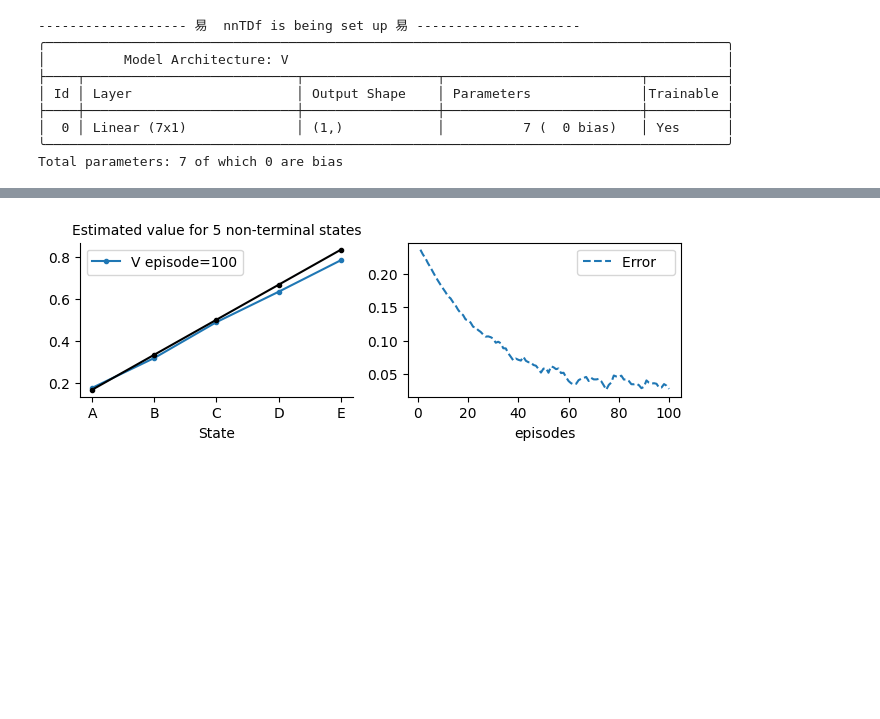
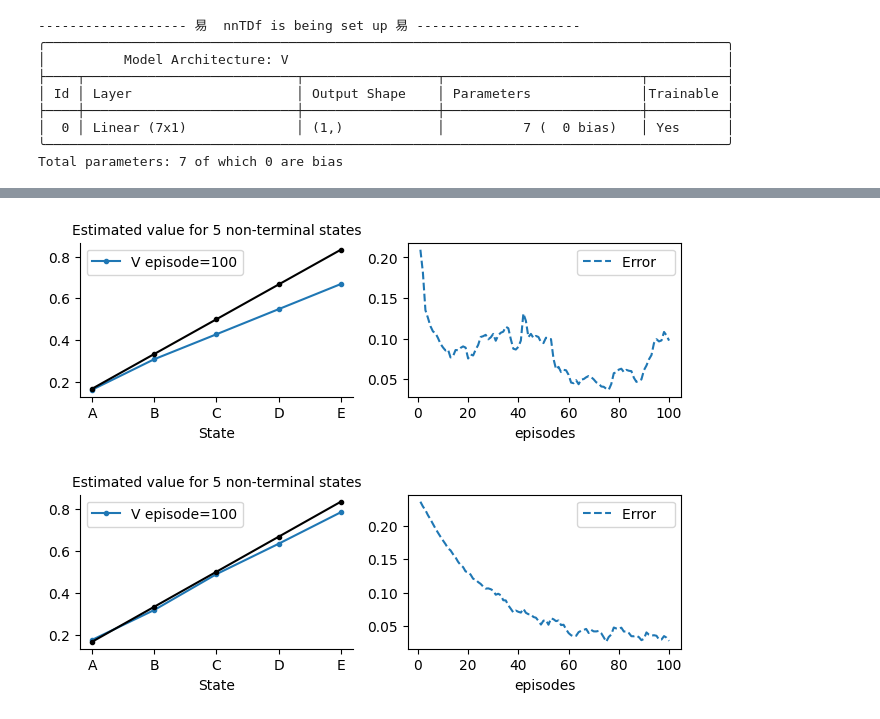
Before and after one commit to AltahhanAi/rl_rob, a Jupyter notebook: worksheet_5_1_.ipynb, the cells around one changed output, grey strips where cells are left out. Drawn from its saved outputs; the diff is of its cells as text; code cells hidden in the pictures; blank space fills up the shorter version.

```diff
--- a/worksheet_5_1_.ipynb
+++ b/worksheet_5_1_.ipynb
@@ -119,15 +100,8 @@ class nnTDf(nnMRP):
     # --------------- 🌘 offline TD learning: end-of-episode learning ----------------
     def offline(self):
         for t in range(self.t, -1, -1):
-            s, _, rn, sn, done = self.buffer[t]
+            s, _, rn, sn, done = self.trajectory(t=t)
             Vs  = self.w(s)
             Vn  = self.w(sn).detach()                           # semi gradient Vn must be detached
-
-            print('Vs', Vs)
-            print('rn', rn.shape)
-            print(rn)
-            print('rn.unsqueezed 1', rn.unsqueeze(1))
-            print('rn.unsqueezed 0', rn.unsqueeze(0).shape)
-            (1 - done.float())
-            self.w.fit(Vs, self.γ*Vn + rn)   # backprop handles multilayer learning
+            self.w.fit(Vs, (1 - done.float())*self.γ*Vn + rn)   # backprop handles multilayer learning
 # %%
@@ -166,3 +126,9 @@ Wall time: 97.2 ms
+# %%
+env = irandwalk() # provides images as states
+nntd = nnTDf(env=env, α=1e-4, γ=1, seed=1, episodes=100, v0=.5, **demoE,
+          trunk=[(8, 4, 2), (4, 4, 4)], nF=env.nS).interact() # the trunk is the feature extraction part of the network
+# %% [output]
+[figure, added]
 # %%
 vtdf = vTDf(env=vrandwalk(), α=5e-2, γ=1, seed=1, episodes=100, v0=.5, **demoE).interact()
 # %% [output]
```
Also changed, not shown: parts of 19 cells of this notebook, 2 other files.
